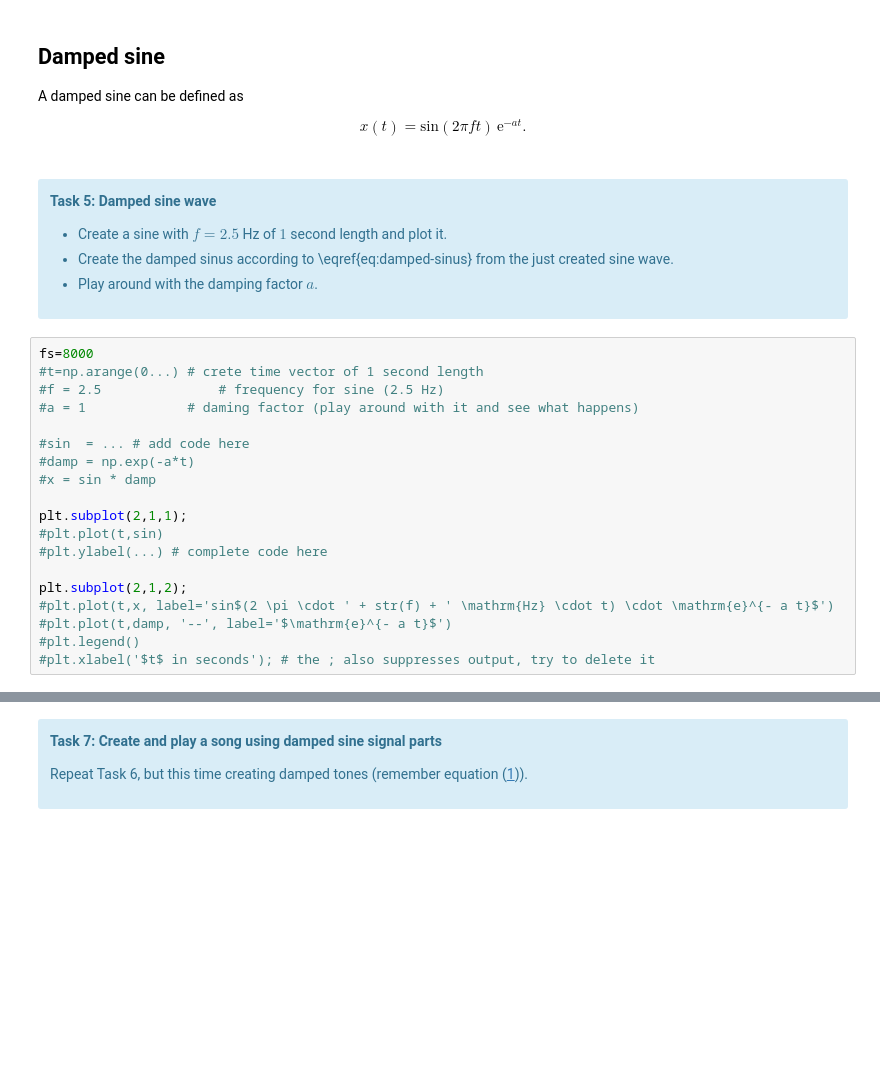
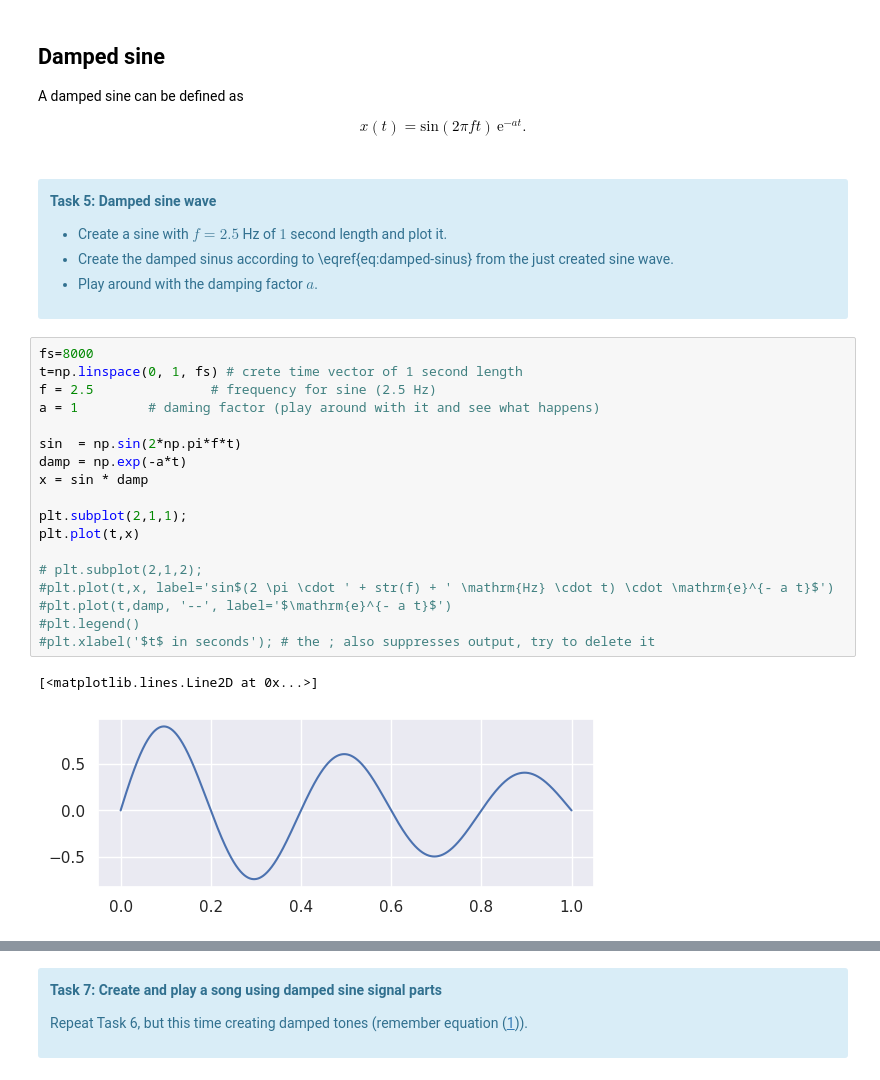
Before and after one commit to lucyshef/speech-processing, a Jupyter notebook: Lab-Sheet-2/Lab-Sheet-2.ipynb, the cells around one changed output, grey strips where cells are left out. Saved outputs shown, nothing was run; the diff lists cells and outputs as text; blank space fills up the shorter version.

```diff
--- a/Lab-Sheet-2/Lab-Sheet-2.ipynb
+++ b/Lab-Sheet-2/Lab-Sheet-2.ipynb
@@ -205,23 +211,25 @@ x(t) = \mathrm{sin}(2 \pi f t) \, \mathrm{e}^{- a t}.
 </div>
 # %%
 fs=8000
-#t=np.arange(0...) # crete time vector of 1 second length
-#f = 2.5               # frequency for sine (2.5 Hz)
-#a = 1             # daming factor (play around with it and see what happens)
+t=np.linspace(0, 1, fs) # crete time vector of 1 second length
+f = 2.5               # frequency for sine (2.5 Hz)
+a = 1         # daming factor (play around with it and see what happens)
 
-#sin  = ... # add code here
-#damp = np.exp(-a*t)
-#x = sin * damp
+sin  = np.sin(2*np.pi*f*t)
+damp = np.exp(-a*t)
+x = sin * damp
 
 plt.subplot(2,1,1);
-#plt.plot(t,sin)
-#plt.ylabel(...) # complete code here
+plt.plot(t,x)
 
-plt.subplot(2,1,2);
+# plt.subplot(2,1,2);
 #plt.plot(t,x, label='sin$(2 \pi \cdot ' + str(f) + ' \mathrm{Hz} \cdot t) \cdot \mathrm{e}^{- a t}$')
 #plt.plot(t,damp, '--', label='$\mathrm{e}^{- a t}$')
 #plt.legend()
 #plt.xlabel('$t$ in seconds'); # the ; also suppresses output, try to delete it
+# %% [output]
+[<matplotlib.lines.Line2D at 0x...>]
+[figure, added]
 # %% [markdown]
 ## Play a song
 
```
Also changed, not shown: parts of 9 cells of this notebook, 3 other files.
